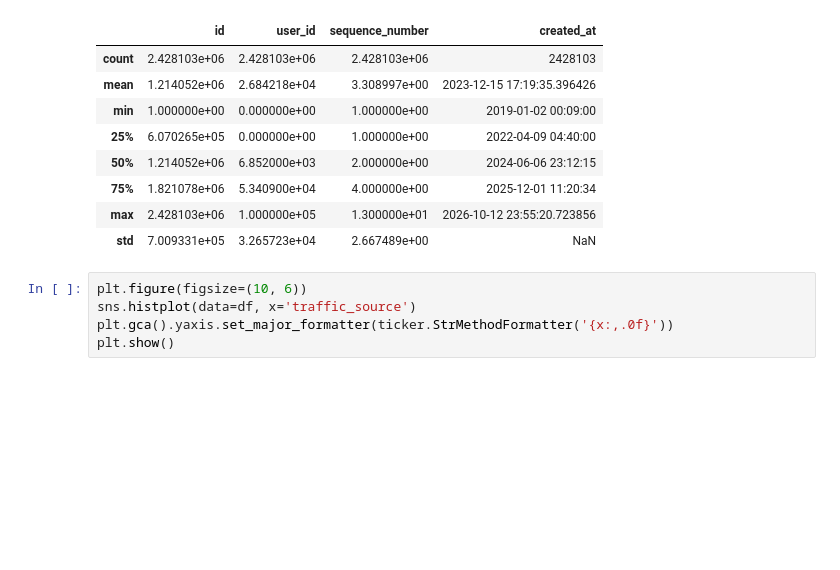
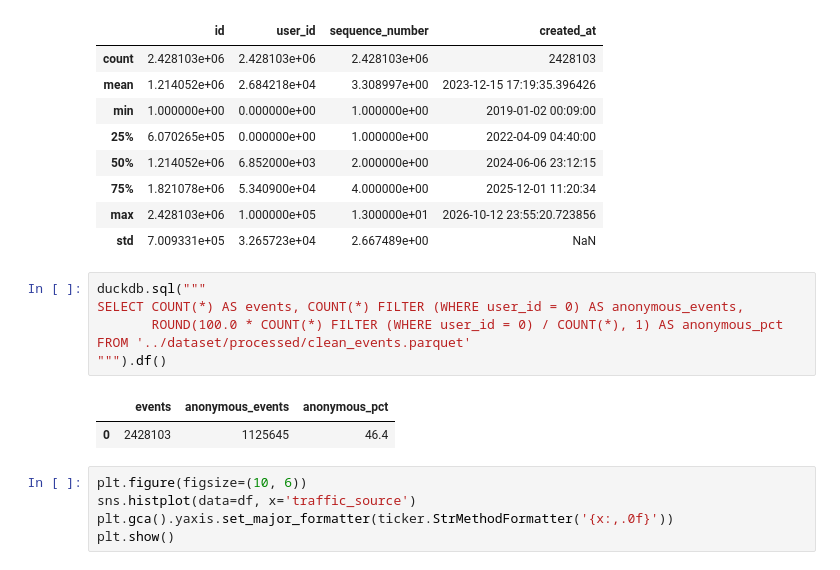
Before and after one commit to lkean614/thelook-ecommerce-data-pipeline, a Jupyter notebook: prototypes/01_data_cleaning.ipynb, the cells around one changed output. Saved outputs shown, nothing was run; the diff lists cells and outputs as text; blank space fills up the shorter version.

```diff
--- a/prototypes/01_data_cleaning.ipynb
+++ b/prototypes/01_data_cleaning.ipynb
@@ -87,6 +87,15 @@ df.describe()
 | 75% | 1.821078e+06 | 5.340900e+04 | 4.000000e+00 | 2025-12-01 11:20:34 |
 | max | 2.428103e+06 | 1.000000e+05 | 1.300000e+01 | 2026-10-12 23:55:20.723856 |
 | std | 7.009331e+05 | 3.265723e+04 | 2.667489e+00 | NaN |
+# %%
+duckdb.sql("""
+SELECT COUNT(*) AS events, COUNT(*) FILTER (WHERE user_id = 0) AS anonymous_events,
+       ROUND(100.0 * COUNT(*) FILTER (WHERE user_id = 0) / COUNT(*), 1) AS anonymous_pct
+FROM '../dataset/processed/clean_events.parquet'
+""").df()
+# %% [output]
+|  | events | anonymous_events | anonymous_pct |
+| 0 | 2428103 | 1125645 | 46.4 |
 # %%
 plt.figure(figsize=(10, 6))
 sns.histplot(data=df, x='traffic_source')
```
Also changed, not shown: 3 other files.
